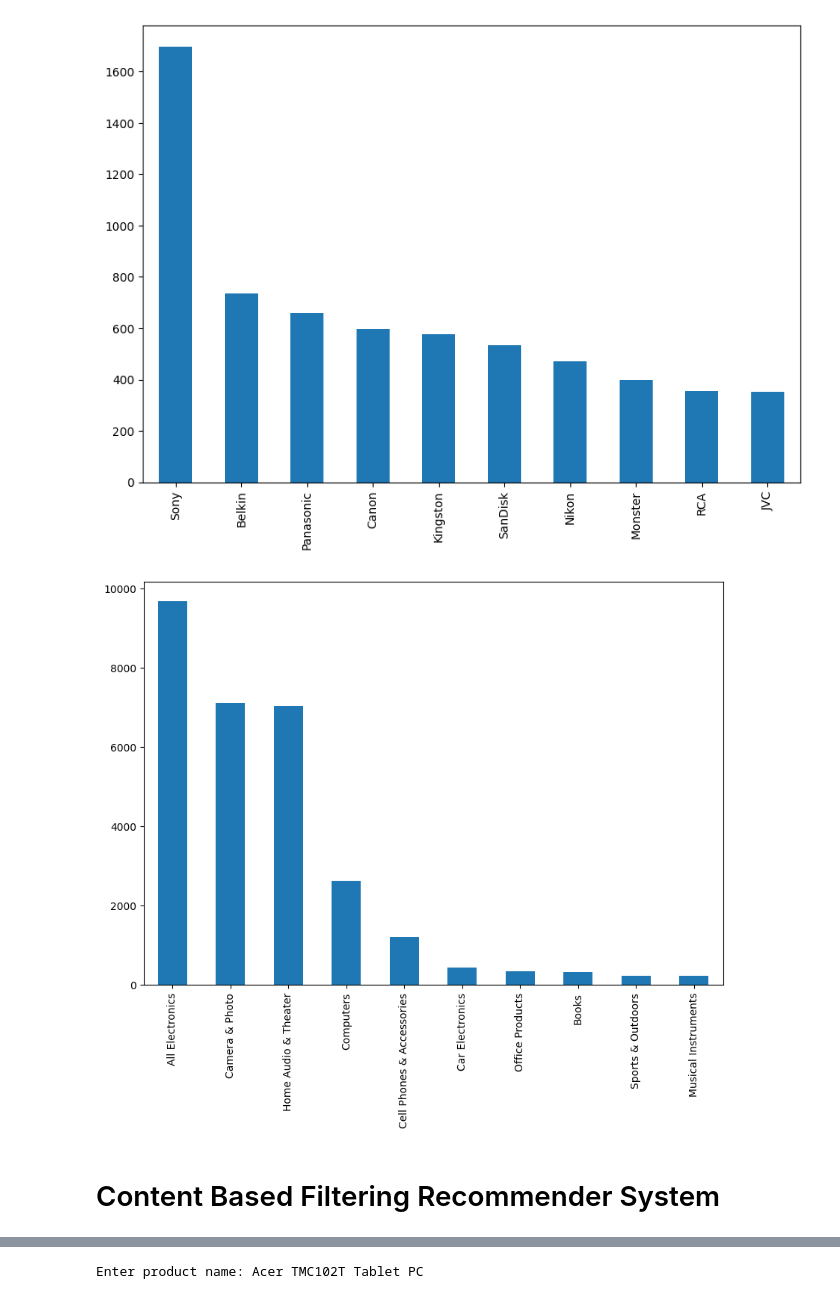
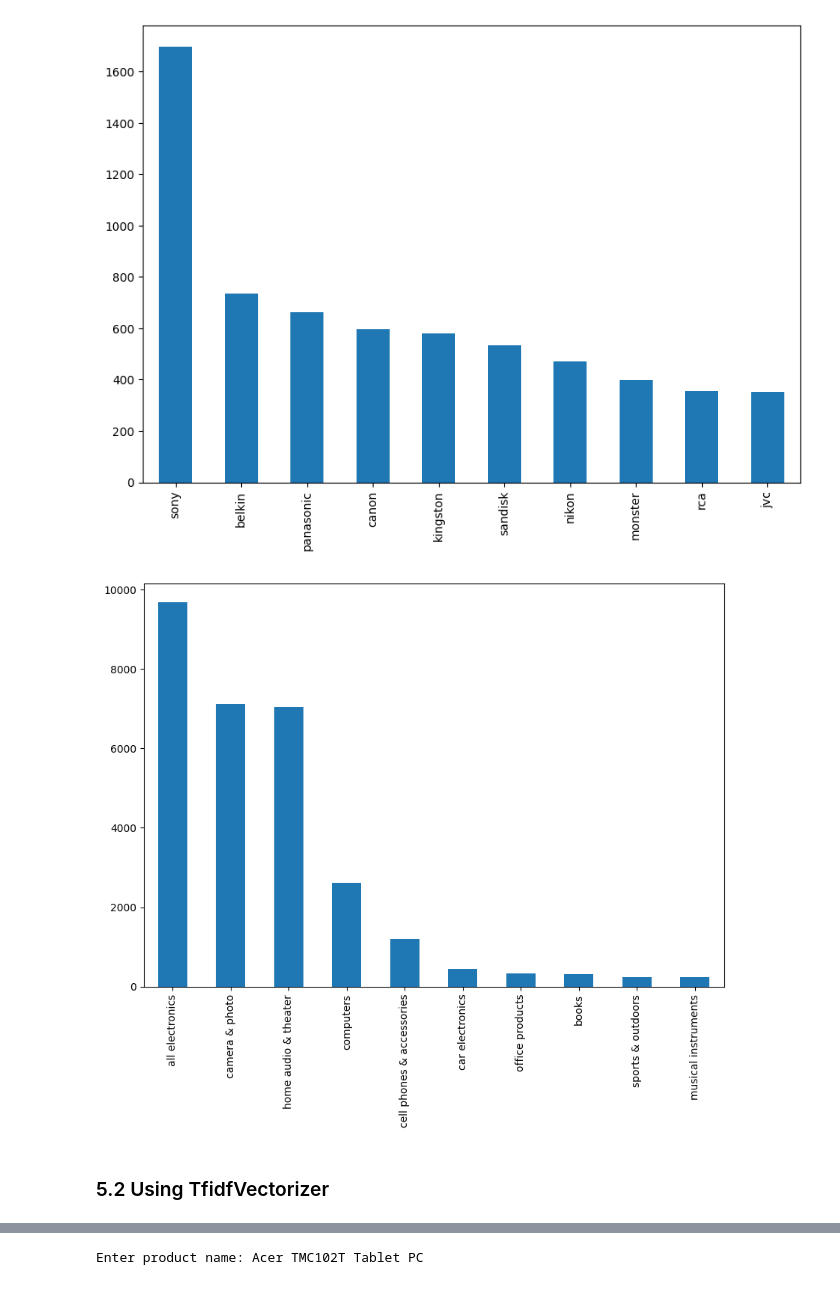
Before and after one commit to boonsuen/product-recommender-system, a Jupyter notebook: Oh Boon Suen/Content-Based Filtering Recommender System - Oh Boon Suen.ipynb, the cells around one changed output, grey strips where cells are left out. Drawn from its saved outputs; the diff is of its cells as text; code cells hidden in the pictures.

Commit message:
Refinement for content-based WIP

```diff
--- a/Oh Boon Suen/Content-Based Filtering Recommender System - Oh Boon Suen.ipynb
+++ b/Oh Boon Suen/Content-Based Filtering Recommender System - Oh Boon Suen.ipynb
@@ -150,0 +106,13 @@ for number, letter in enumerate(sorted(list(dict.fromkeys(products['category'].t
+# %%
+# Defining text cleaning function
+def text_cleaning(text):
+    # 1. convert any HTML entities in the text to their corresponding characters
+    # e.g. &amp; to &, &quot; to ", &reg; to ®
+    text = html.unescape(text)
+
+    # 2. convert to lower case
+    return text.lower()
+
+text = "&amp; &quot &reg;"
+cleaned_text = text_cleaning(text)
+print(cleaned_text)
@@ -150,0 +121,7 @@ for number, letter in enumerate(sorted(list(dict.fromkeys(products['category'].t
+# %%
+# List of columns to be cleaned
+cols_to_clean = ['product_name', 'brand_or_author', 'main_category', 'category_tags']
+
+# Apply the text cleaning function to each column
+for col in cols_to_clean:
+    products[col] = products[col].apply(lambda x: text_cleaning(x))
@@ -150,0 +210,5 @@ for number, letter in enumerate(sorted(list(dict.fromkeys(products['category'].t
+# %%
+# assign the four image HTML elements to 'amazon fashion' in products data frame
+products.loc[products['main_category'].str.contains('amazon fashion'), 'main_category'] = 'amazon fashion'
+
+products.groupby('main_category').size().reset_index(name='count')
@@ -150,0 +262,8 @@ for number, letter in enumerate(sorted(list(dict.fromkeys(products['category'].t
+# %%
+# Clean the brand or author column
+def clean_author_string(author_string):
+    author_string = author_string.replace("visit amazon's ", "")
+    author_string = author_string.replace(" page", "")
+    return author_string
+
+products['brand_or_author'] = products['brand_or_author'].apply(clean_author_string)
@@ -160,10 +300,10 @@ plt.show()
 # %%
 # Top 10 most frequent main categories
 plt.subplots(figsize=(10,7))
-products.main_cat.value_counts()[:10].plot(kind="bar")
+products.main_category.value_counts()[:10].plot(kind="bar")
 plt.show()
 # print(products.main_cat.value_counts()[:10])
 # %% [output]
-[figure, old version]
+[figure, new version]
-# %% [markdown]
-# Content Based Filtering Recommender System
+# %% [markdown]
+### 5.2 Using TfidfVectorizer
```
Also changed, not shown: parts of 76 cells of this notebook.
